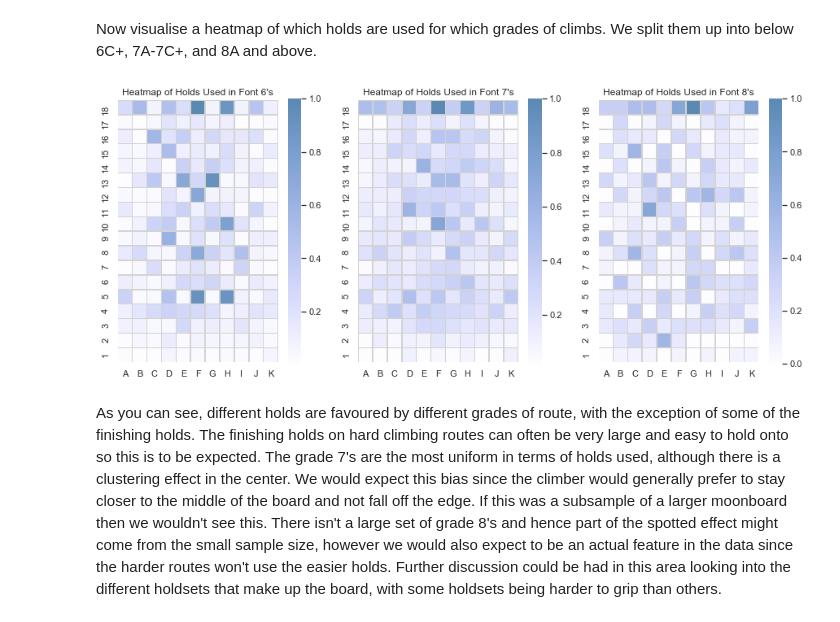
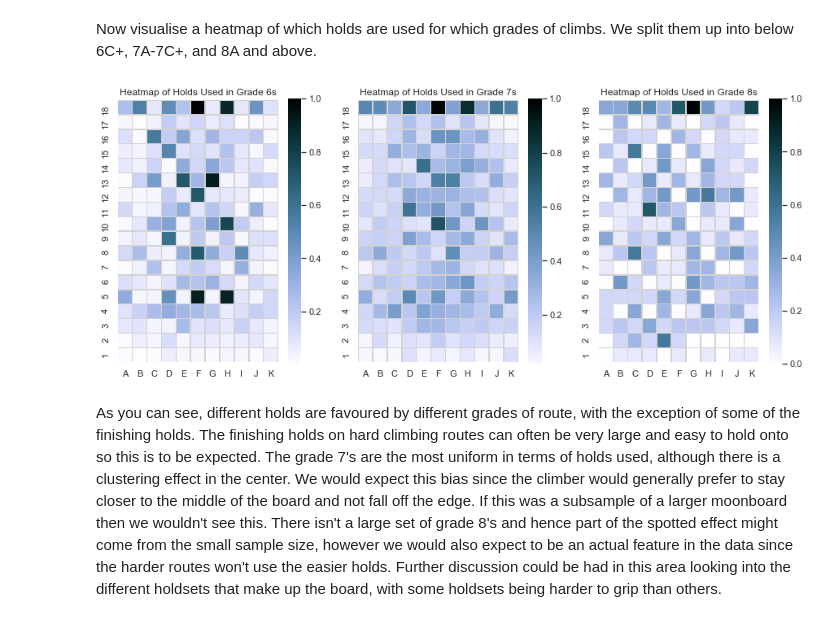
Before and after one commit to luke321321/portfolio, a Jupyter notebook: climbing/Data-cleaning-and-analysis.ipynb, the cells around one changed output. Drawn from its saved outputs; the diff is of its cells as text; code cells hidden in the pictures.

Commit message:
Climbing: updated colours on heatmap of holds used

```diff
--- a/climbing/Data-cleaning-and-analysis.ipynb
+++ b/climbing/Data-cleaning-and-analysis.ipynb
@@ -276,32 +277,33 @@ Now visualise a heatmap of which holds are used for which grades of climbs.  We
 # %%
 # Create masks to show the different number grades
 mask_grade_6s = df.Grade_num < grade_dict['7A']
 mask_grade_7s = (
     df.Grade_num > grade_dict['6C+']) & (df.Grade_num < grade_dict['8A'])
 mask_grade_8s = df.Grade_num > grade_dict['7C+']
 masks = [mask_grade_6s, mask_grade_7s, mask_grade_8s]
 
 # Sum the moves for each number grade
 cum_moves = np.zeros((3, 18, 11))
 for i, mask in enumerate(masks):
     cum_moves[i] = np.sum(np.sum(df[mask].Moves_array, axis=0), axis=-1)
 
 # Plot a heatmap of the holds used
 fig, axes = plt.subplots(1, 3, figsize=(15, 6))
 xticklabels = [chr(i) for i in range(65, 65+11)]
 cmap = sns.cubehelix_palette(
     start=2.4, rot=0.2, light=0.99, dark=0.01, hue=1, as_cmap=True)
 
 for i, move in enumerate(cum_moves):
     # normalise the cumlative move to [0,1]
     move_norm = move / np.max(move)
     sns.heatmap(move_norm, linewidths=0.5, square=True, yticklabels=range(1, 19),
-                xticklabels=xticklabels, center=1, cmap=cmap, ax=axes[i],
+                xticklabels=xticklabels, center=0.5, cmap=cmap, ax=axes[i],
                 linecolor='lightgrey').invert_yaxis()
-    axes[i].set_title("Heatmap of Holds Used in Font " +
-                      grade_cum_list[i] + "'s")
+    axes[i].set_title("Heatmap of Holds Used in Grade " +
+                      grade_cum_list[i] + "s")
+# fig.savefig('heatmap.pdf', dpi=1000, bbox_inches='tight')
 # %% [output]
-[figure, old version]
+[figure, new version]
 # %% [markdown]
 As you can see, different holds are favoured by different grades of route, with the exception of some of the finishing holds.  The finishing holds on hard climbing routes can often be very large and easy to hold onto so this is to be expected.  The grade 7's are the most uniform in terms of holds used, although there is a clustering effect in the center.  We would expect this bias since the climber would generally prefer to stay closer to the middle of the board and not fall off the edge.  If this was a subsample of a larger moonboard then we wouldn't see this.
 There isn't a large set of grade 8's and hence part of the spotted effect might come from the small sample size, however we would also expect to be an actual feature in the data since the harder routes won't use the easier holds.  Further discussion could be had in this area looking into the different holdsets that make up the board, with some holdsets being harder to grip than others.
```
Also changed, not shown: parts of 2 cells of this notebook, 1 other file.
